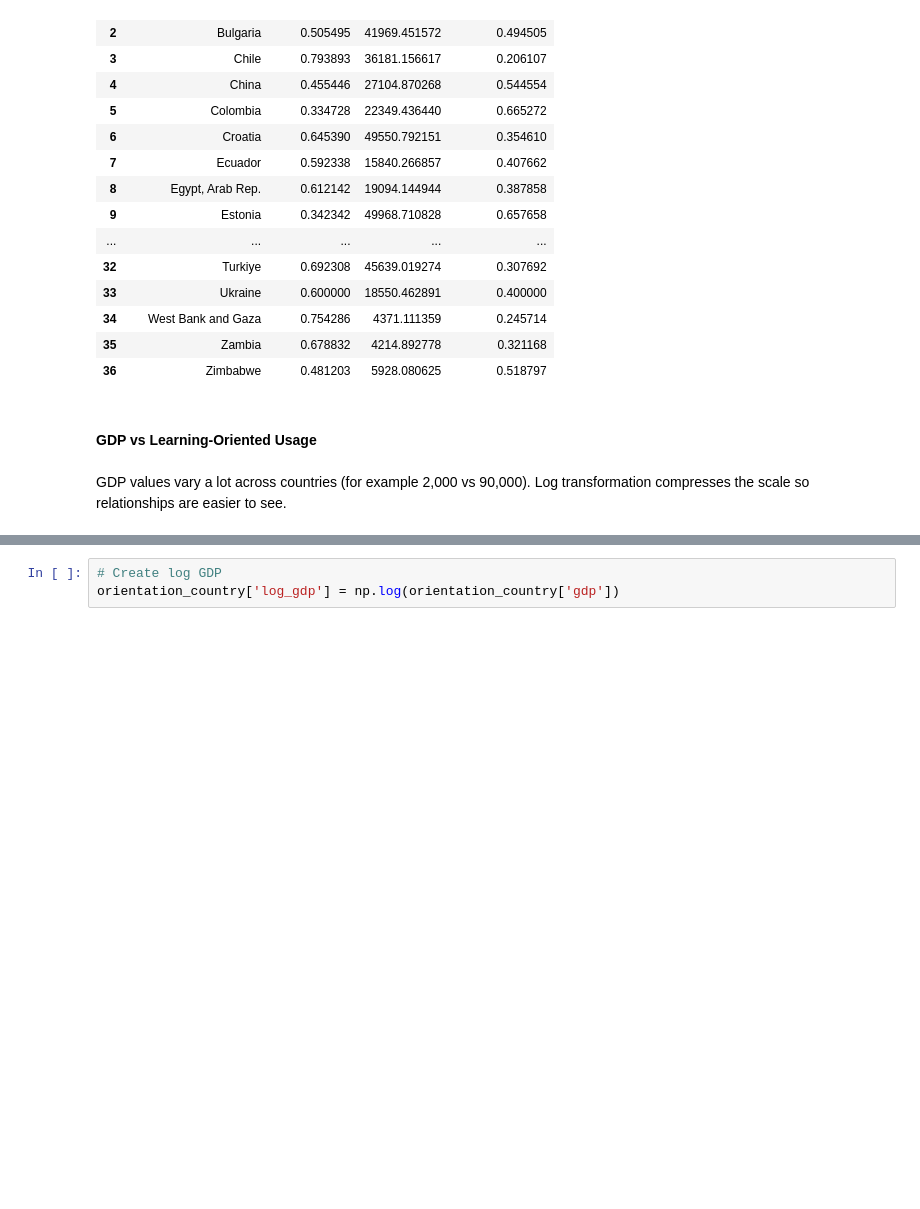
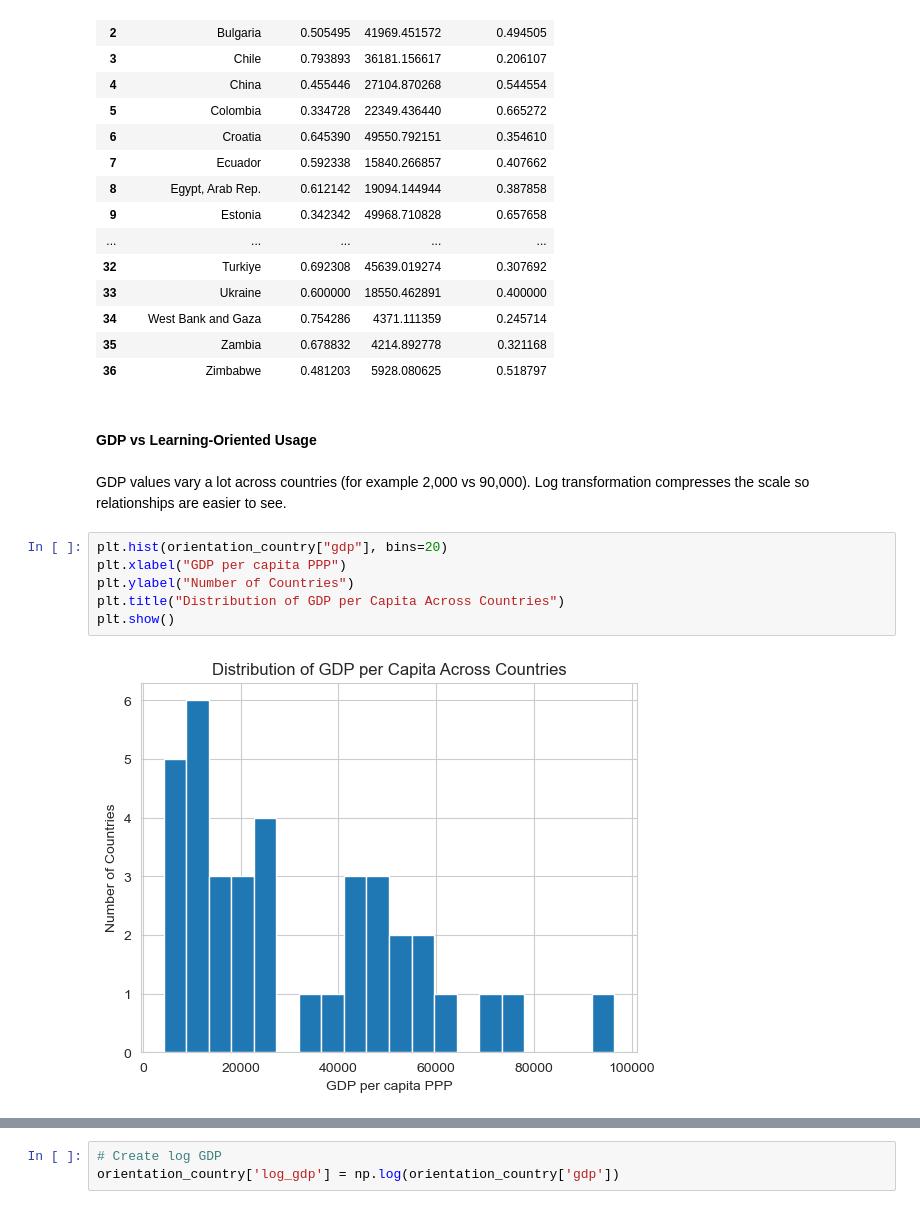
Before and after one commit to COGS108/Group123_WI26, a Jupyter notebook: 03-FinalProject.ipynb, the cells around one changed output, grey strips where cells are left out. Cells and saved outputs as stored; diff of their text form; blank space fills up the shorter version.

```diff
--- a/03-FinalProject.ipynb
+++ b/03-FinalProject.ipynb
@@ -1468,3 +1505,11 @@ orientation_country
 # %% [markdown]
 GDP values vary a lot across countries (for example 2,000 vs 90,000).
 Log transformation compresses the scale so relationships are easier to see.
+# %%
+plt.hist(orientation_country["gdp"], bins=20)
+plt.xlabel("GDP per capita PPP")
+plt.ylabel("Number of Countries")
+plt.title("Distribution of GDP per Capita Across Countries")
+plt.show()
+# %% [output]
+[figure, added]
```
Also changed, not shown: parts of 11 cells of this notebook.
